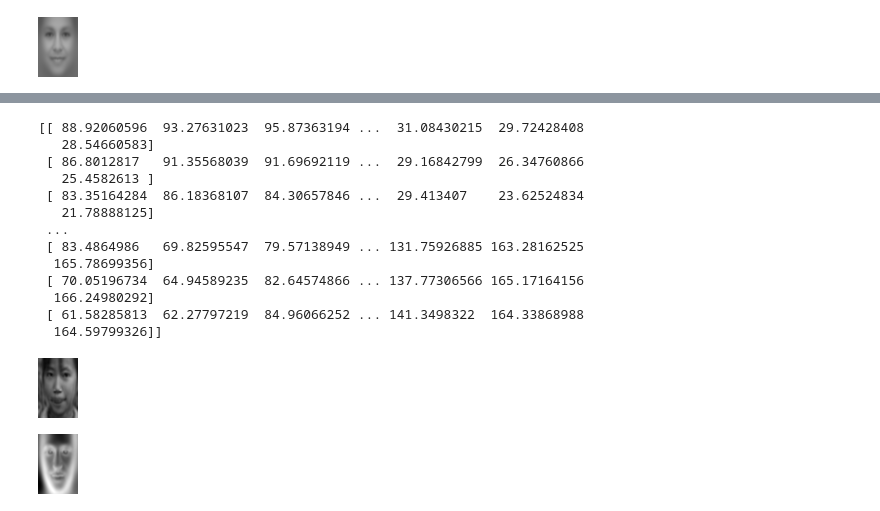
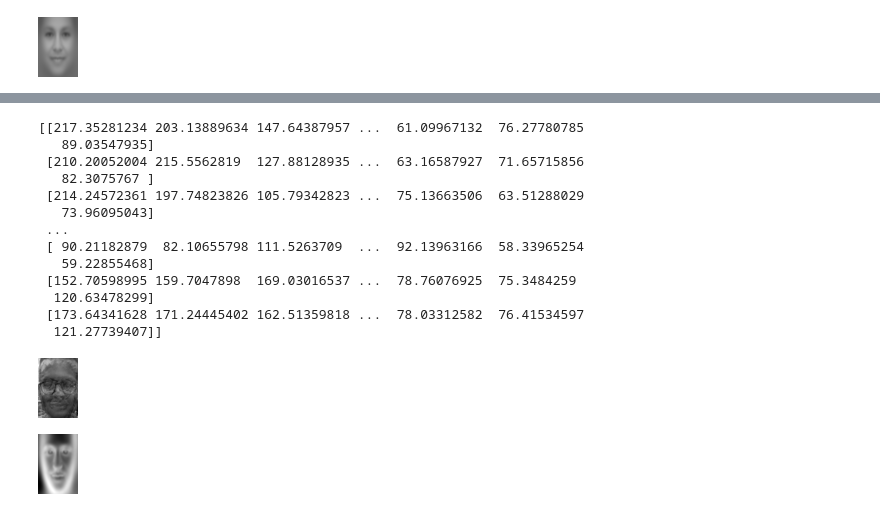
Before and after one commit to ymohamedahmed/blog-posts, a Jupyter notebook: pca/pca.ipynb, the cells around one changed output, grey strips where cells are left out. Cells and saved outputs as stored; diff of their text form; code cells hidden in the pictures.

```diff
--- a/pca/pca.ipynb
+++ b/pca/pca.ipynb
@@ -202,26 +186,27 @@ Image.fromarray(np.uint8(scale(rec)))
 # %%
 n_c = 400
 proj = D[:n_c,:]
 test_im = imag_arr[0,:]
-rec = ((proj.T@(proj@test_im))+np.mean(imag_arr, axis=0)).reshape((dims[1], dims[0]))
-rec = (proj.T@(proj@test_im)).reshape((dims[1], dims[0]))
+# rec = ((proj.T@(proj@test_im))+np.mean(imag_arr, axis=0)).reshape((dims[1], dims[0]))
+rec = (proj.T@proj@test_im).reshape((dims[1], dims[0]))
+# rec = (test_im@proj@proj.T).reshape((dims[1], dims[0]))
 print(rec)
 Image.fromarray(np.uint8(rec))
 # %% [output]
-[[ 88.92060596  93.27631023  95.87363194 ...  31.08430215  29.72428408
-   28.54660583]
- [ 86.8012817   91.35568039  91.69692119 ...  29.16842799  26.34760866
-   25.4582613 ]
- [ 83.35164284  86.18368107  84.30657846 ...  29.413407    23.62524834
-   21.78888125]
+[[217.35281234 203.13889634 147.64387957 ...  61.09967132  76.27780785
+   89.03547935]
+ [210.20052004 215.5562819  127.88128935 ...  63.16587927  71.65715856
+   82.3075767 ]
+ [214.24572361 197.74823826 105.79342823 ...  75.13663506  63.51288029
+   73.96095043]
  ...
- [ 83.4864986   69.82595547  79.57138949 ... 131.75926885 163.28162525
-  165.78699356]
- [ 70.05196734  64.94589235  82.64574866 ... 137.77306566 165.17164156
-  166.24980292]
- [ 61.58285813  62.27797219  84.96066252 ... 141.3498322  164.33868988
-  164.59799326]]
+ [ 90.21182879  82.10655798 111.5263709  ...  92.13963166  58.33965254
+   59.22855468]
+ [152.70598995 159.7047898  169.03016537 ...  78.76076925  75.3484259
+  120.63478299]
+ [173.64341628 171.24445402 162.51359818 ...  78.03312582  76.41534597
+  121.27739407]]
-[figure, old version]
+[figure, new version]
 # %%
 def scale(arr):
     return 255*(arr-np.min(arr))/(np.max(arr)-np.min(arr))
```
Also changed, not shown: parts of 20 cells of this notebook, 1 other file.
